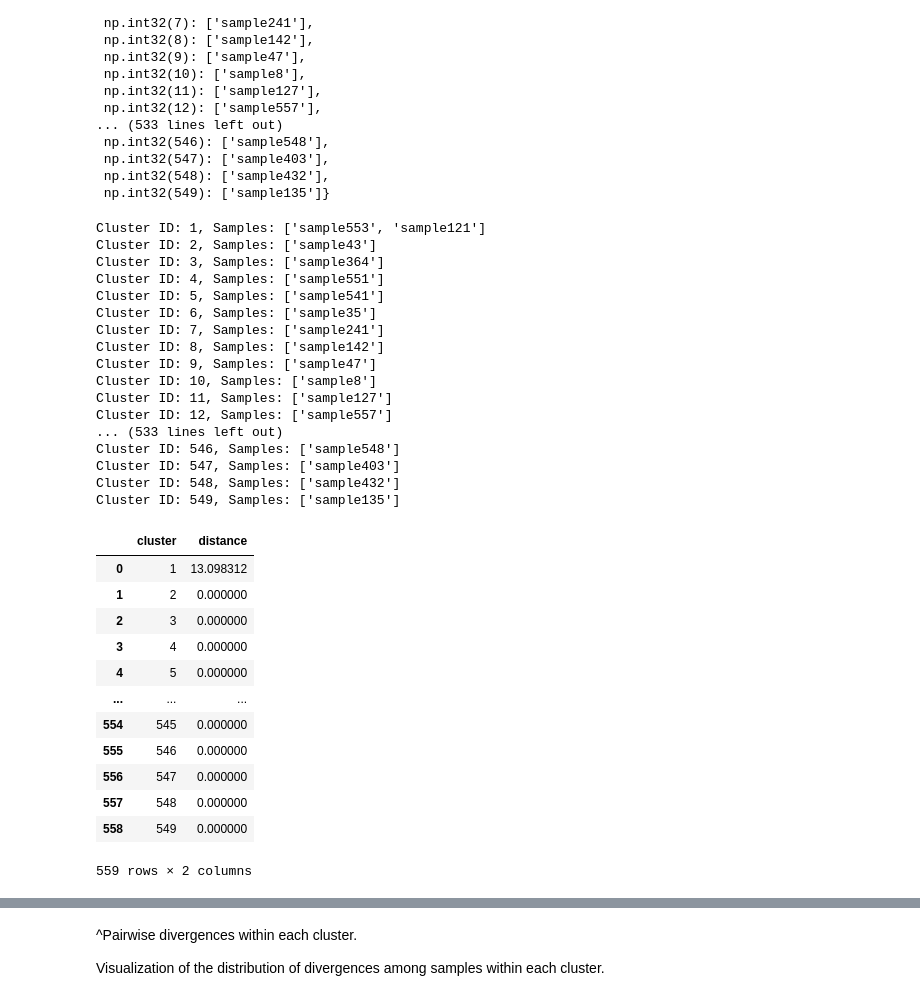
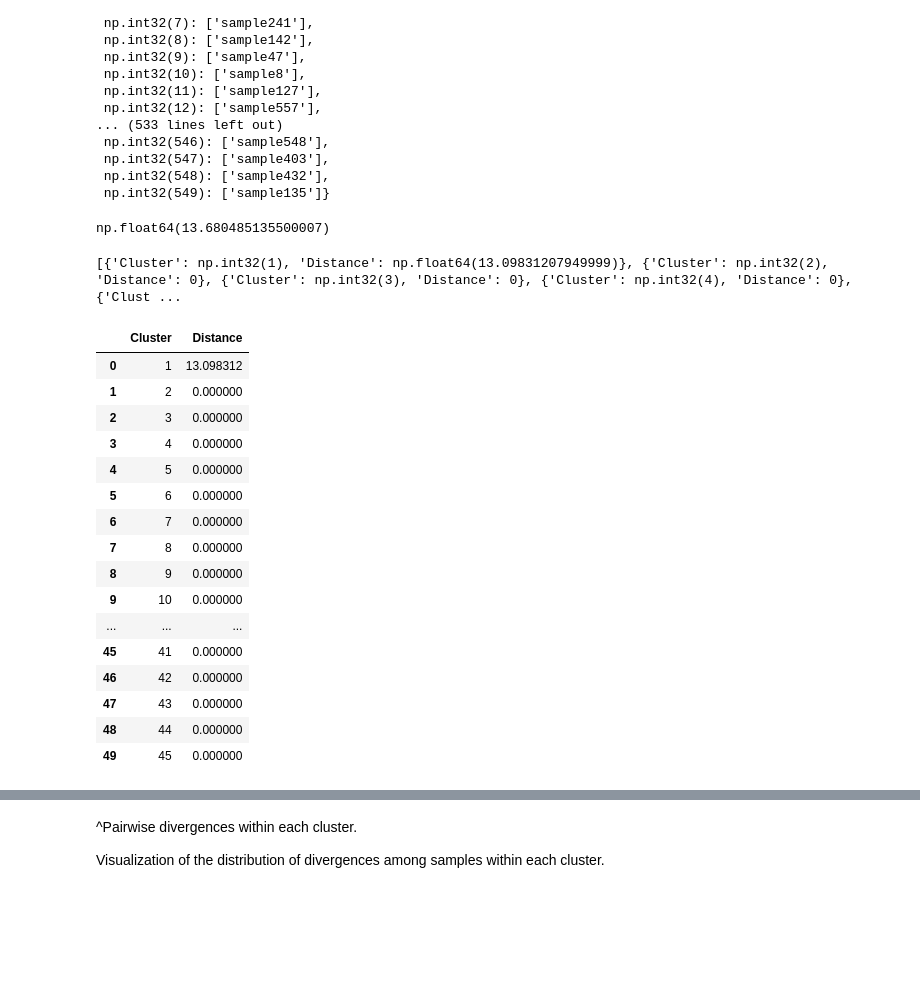
Before and after one commit to annaliese8/PopGenStats_Project, a Jupyter notebook: mummer_clustering.ipynb, the cells around one changed output, grey strips where cells are left out. Saved outputs shown, nothing was run; the diff lists cells and outputs as text; code cells hidden in the pictures; blank space fills up the shorter version.

```diff
--- a/mummer_clustering.ipynb
+++ b/mummer_clustering.ipynb
@@ -376,10 +362,13 @@ array([ 95, 449, 447, 444, 448, 387, 154, 389, 208, 243, 502, 431, 255,
        550, 150, 307, 540, 370, 497,  76,  78], dtype=int32)
 # %%
 index_to_sample_name = {index: name for index, name in enumerate(sorted(mapper.values()))}
+# uses mapper from earlier
 # creates a list like this: [(0: 'sample0'), (1: 'sample1'), ...]
 
-avg_sample_order = [index_to_sample_name[idx] for idx in avg_sample_order]
-avg_sample_order
+avg_sample_order_ss = [index_to_sample_name[idx] for idx in avg_sample_order]
+avg_sample_order_ss
+
+# idk if this mapped right... to be investigated
 # %% [output]
 ['sample184',
  'sample502',
@@ -454,7 +443,7 @@ num_avg_clusters_1
 # %% [output]
 549
 # %%
-avg_sample_clustering_1 = dict(zip(avg_sample_order, avg_clusters_1))
+avg_sample_clustering_1 = dict(zip(avg_sample_order_ss, avg_clusters_1))
 avg_sample_clustering_1
 # %% [output]
 {'sample184': np.int32(85),
@@ -579,6 +570,11 @@ avg_samples_per_cluster
  np.int32(547): ['sample403'],
  np.int32(548): ['sample432'],
  np.int32(549): ['sample135']}
+# %%
+distance_matrix['sample553']['sample121']
+# these should not be clustered together
+# %% [output]
+np.float64(13.680485135500007)
 # %%
 def get_pairwise_distance(sample1, sample2, distance_matrix):
     index1 = sorted(mapper.values()).index(sample1)
@@ -603,49 +599,37 @@ def get_pairwise_distances_within_cluster(cluster_samples, distance_matrix):
 all_distances = []
 
 for cluster_id, cluster_samples in avg_samples_per_cluster.items():
-    print(f"Cluster ID: {cluster_id}, Samples: {cluster_samples}")
+    # print(f"Cluster ID: {cluster_id}, Samples: {cluster_samples}")
 
     distances = get_pairwise_distances_within_cluster(cluster_samples, distance_matrix.values)
 
     for distance in distances:
-        all_distances.append({'cluster': cluster_id, 'distance': distance})
+        all_distances.append({'Cluster': cluster_id, 'Distance': distance})
 
-# print (all_distances)
+print (all_distances)
 # %% [output]
-Cluster ID: 1, Samples: ['sample553', 'sample121']
-Cluster ID: 2, Samples: ['sample43']
-Cluster ID: 3, Samples: ['sample364']
-Cluster ID: 4, Samples: ['sample551']
-Cluster ID: 5, Samples: ['sample541']
-Cluster ID: 6, Samples: ['sample35']
-Cluster ID: 7, Samples: ['sample241']
-Cluster ID: 8, Samples: ['sample142']
-Cluster ID: 9, Samples: ['sample47']
-Cluster ID: 10, Samples: ['sample8']
-Cluster ID: 11, Samples: ['sample127']
-Cluster ID: 12, Samples: ['sample557']
-... (533 lines left out)
-Cluster ID: 546, Samples: ['sample548']
-Cluster ID: 547, Samples: ['sample403']
-Cluster ID: 548, Samples: ['sample432']
-Cluster ID: 549, Samples: ['sample135']
+[{'Cluster': np.int32(1), 'Distance': np.float64(13.09831207949999)}, {'Cluster': np.int32(2), 'Distance': 0}, {'Cluster': np.int32(3), 'Distance': 0}, {'Cluster': np.int32(4), 'Distance': 0}, {'Clust ...
 # %%
 distances_df = pd.DataFrame(all_distances)
-distances_df
+distances_df.head(50)
 # %% [output]
-|  | cluster | distance |
+|  | Cluster | Distance |
 | 0 | 1 | 13.098312 |
 | 1 | 2 | 0.000000 |
 | 2 | 3 | 0.000000 |
 | 3 | 4 | 0.000000 |
 | 4 | 5 | 0.000000 |
+| 5 | 6 | 0.000000 |
+| 6 | 7 | 0.000000 |
+| 7 | 8 | 0.000000 |
+| 8 | 9 | 0.000000 |
+| 9 | 10 | 0.000000 |
 | ... | ... | ... |
-| 554 | 545 | 0.000000 |
-| 555 | 546 | 0.000000 |
-| 556 | 547 | 0.000000 |
-| 557 | 548 | 0.000000 |
-| 558 | 549 | 0.000000 |
+| 45 | 41 | 0.000000 |
+| 46 | 42 | 0.000000 |
+| 47 | 43 | 0.000000 |
+| 48 | 44 | 0.000000 |
+| 49 | 45 | 0.000000 |
-559 rows × 2 columns
 # %%
 sns.boxplot(x='cluster', y='distance', data=distances_df)
 plt.xlabel('Cluster')
```
Also changed, not shown: parts of 10 cells of this notebook, 1 other file.
